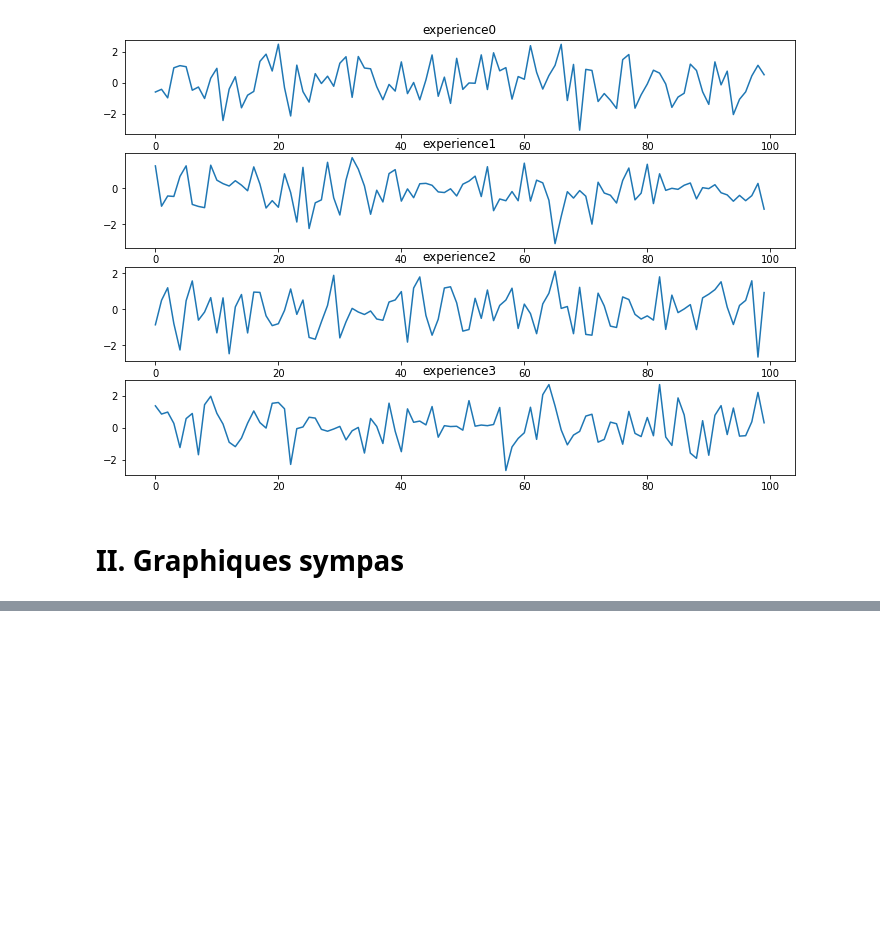
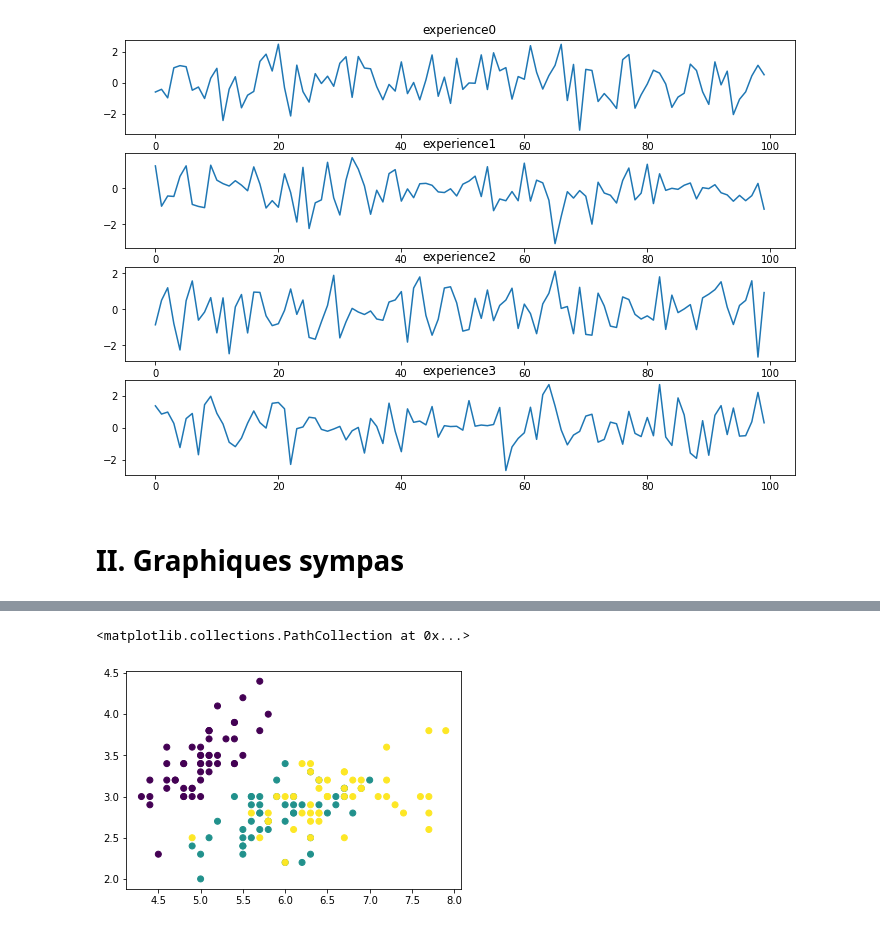
Before and after one commit to Centrale-IA/Formations-2022-2023, a Jupyter notebook: 03-DataViz/03-DataViz.ipynb, the cells around one changed output, grey strips where cells are left out. Saved outputs shown, nothing was run; the diff lists cells and outputs as text; code cells hidden in the pictures; blank space fills up the shorter version.

```diff
--- a/03-DataViz/03-DataViz.ipynb
+++ b/03-DataViz/03-DataViz.ipynb
@@ -201,0 +206,9 @@ graphique(dataset)
+# %%
+from sklearn.datasets import load_iris
+
+iris = load_iris()
+x = iris.data
+y = iris.target
+
+print(f'x contient {x.shape[0]} exemples et {x.shape[1]} variables')
+print(f'il y a {np.unique(y).size} classes')
@@ -201,0 +220,5 @@ graphique(dataset)
+# %%
+plt.scatter(x[:,0], x[:,1], c=y) #longueur des sépales en fonction de la largeur des sépales
+# %% [output]
+<matplotlib.collections.PathCollection at 0x...>
+[figure, added]
```
Also changed, not shown: parts of 34 cells of this notebook, 3 other files.
